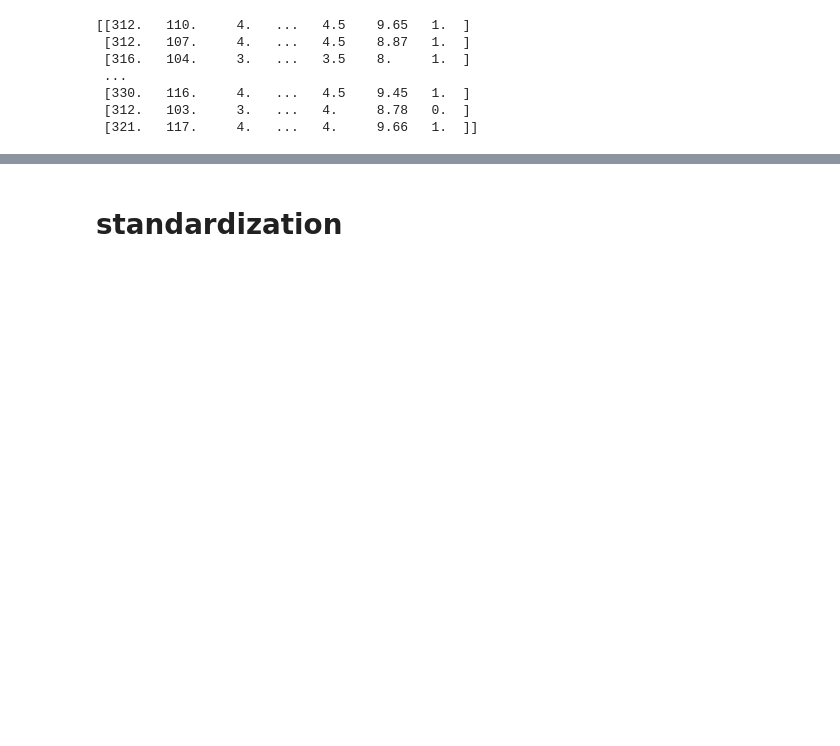
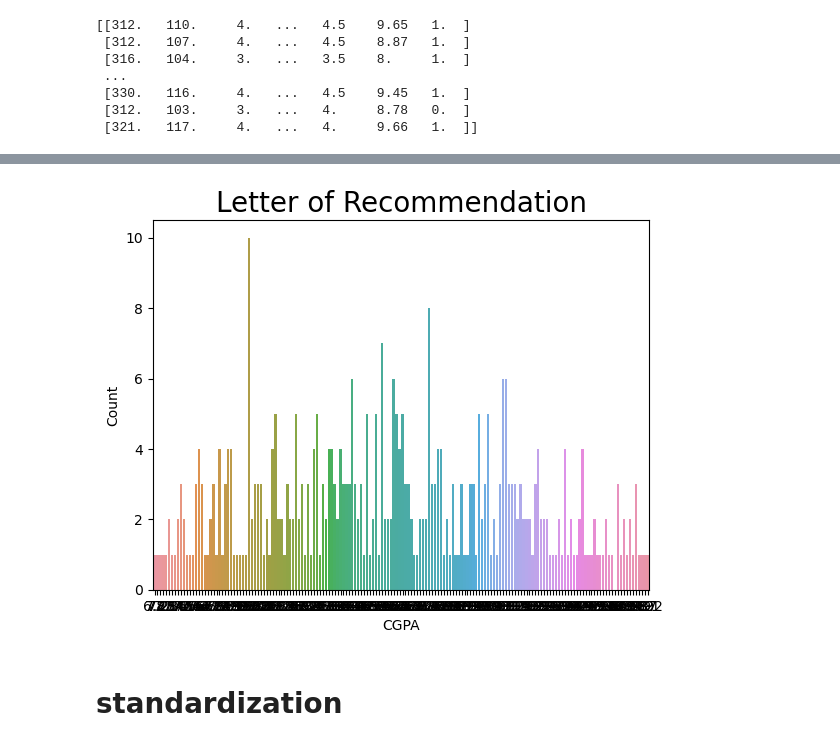
Before and after one commit to Dheeraj10869/Graduate-admission, a Jupyter notebook: Graduate Admission Prediction.ipynb, the cells around one changed output, grey strips where cells are left out. Cells and saved outputs as stored; diff of their text form; code cells hidden in the pictures; blank space fills up the shorter version.

```diff
--- a/Graduate Admission Prediction.ipynb
+++ b/Graduate Admission Prediction.ipynb
@@ -219,3 +219,10 @@ plt.show()
+# %%
+LOR = pd.DataFrame(data.groupby(['CGPA']).count()['GRE Score'])
+LOR.rename({'GRE Score':'Count'}, axis=1, inplace=True)
+sns.barplot(x = LOR.index, y = LOR['Count']).set_title('Letter of Recommendation', size='20')
+plt.show()
+# %% [output]
+[figure, added]
 # %% [markdown]
 # standardization
 # %%
```
Also changed, not shown: parts of 17 cells of this notebook, 4 other files.
